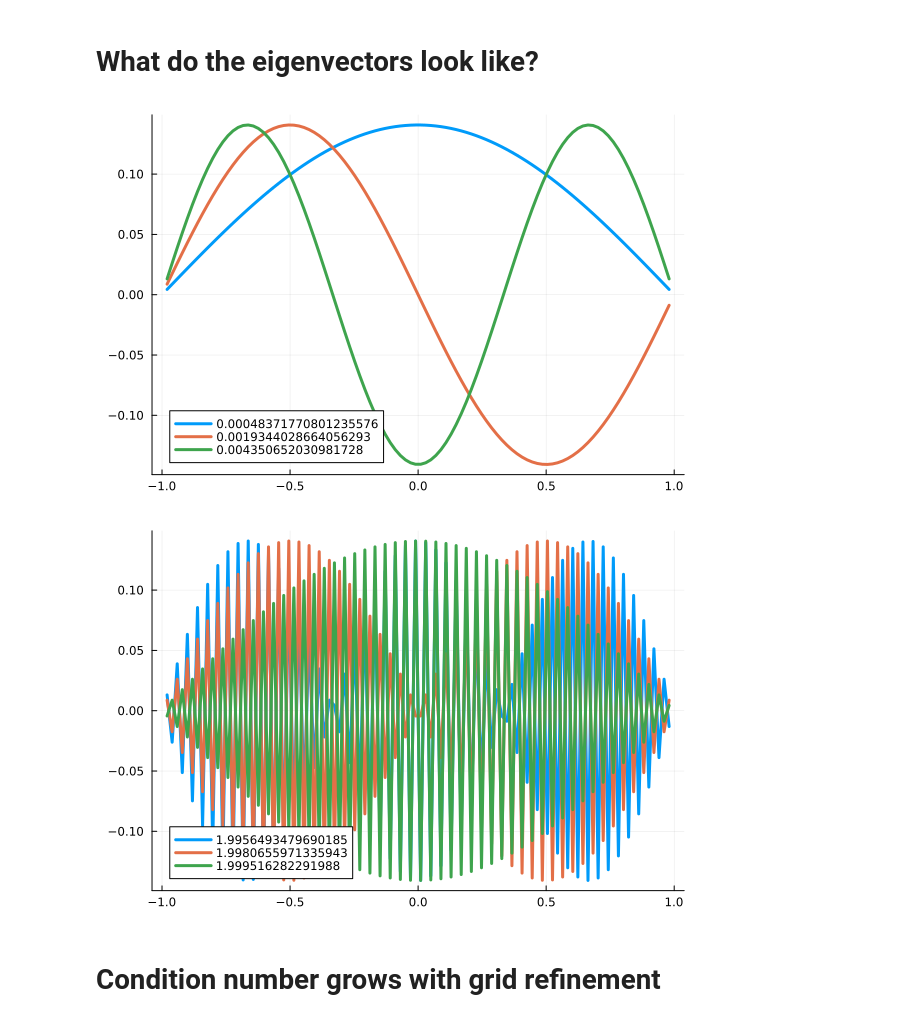
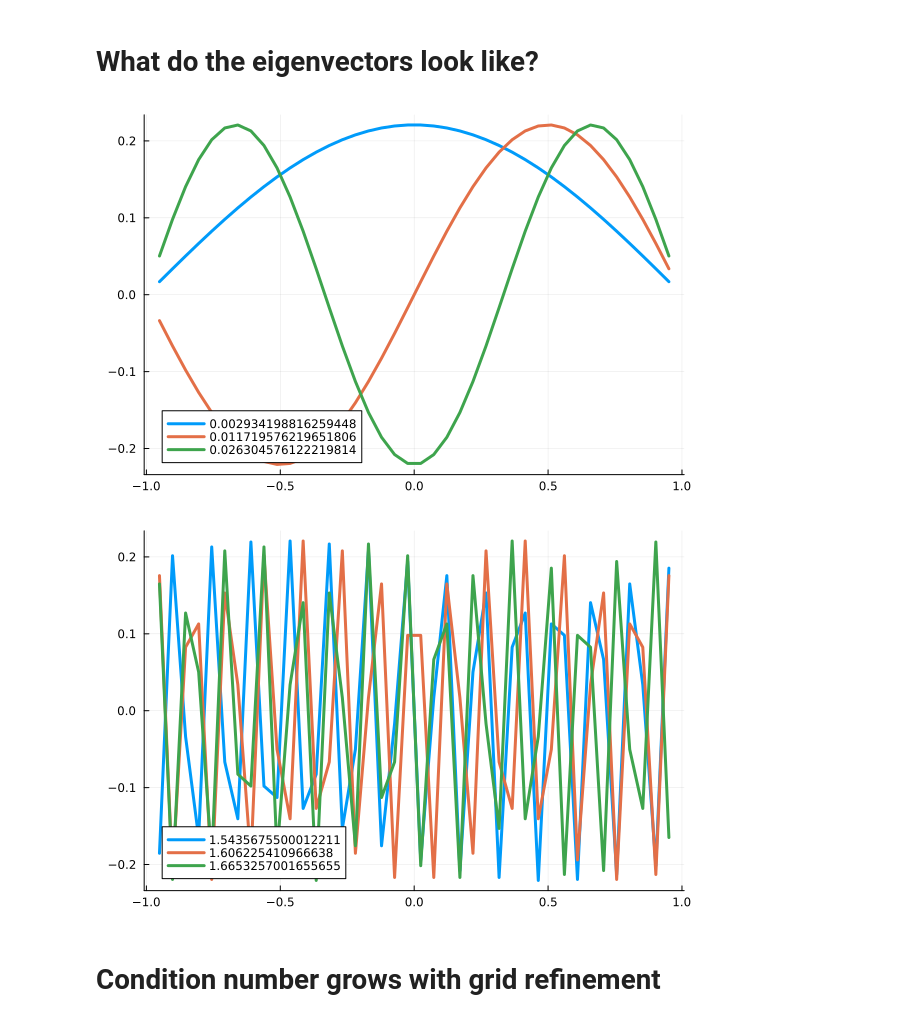
Before and after one commit to cu-numpde/spring26, a Jupyter notebook: _sources/slides/2026-03-09-multigrid.ipynb, the cells around one changed output. Cells and saved outputs as stored; diff of their text form; code cells hidden in the pictures.

```diff
--- a/_sources/slides/2026-03-09-multigrid.ipynb
+++ b/_sources/slides/2026-03-09-multigrid.ipynb
@@ -98,15 +98,16 @@ L[end - 1:end] = [1.9980655971335943, 1.999516282291988]
 # %% [markdown]
 # What do the eigenvectors look like?
 # %%
-x, A = laplace1d(100)
+x, A = laplace1d(40)
 L, X = eigen(A)
 plot(x, X[:,1:3], label=L[1:3]', legend=:bottomleft)
 # %% [output]
-[figure, old version]
+[figure, new version]
 # %%
-plot(x, X[:, end-2:end], label=L[end-2:end]', legend=:bottomleft)
+# plot(x, X[:, end-2:end], label=L[end-2:end]', legend=:bottomleft)
+n = 30; plot(x, X[:, n-2:n], label=L[n-2:n]', legend=:bottomleft)
 # %% [output]
-[figure, old version]
+[figure, new version]
 # %% [markdown]
 # Condition number grows with grid refinement
 # %%
```
Also changed, not shown: parts of 6 cells of this notebook, 14 other files.
